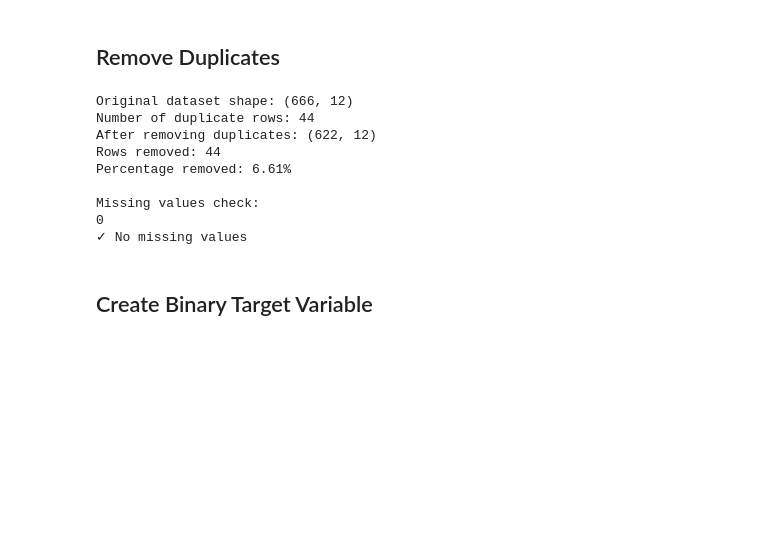
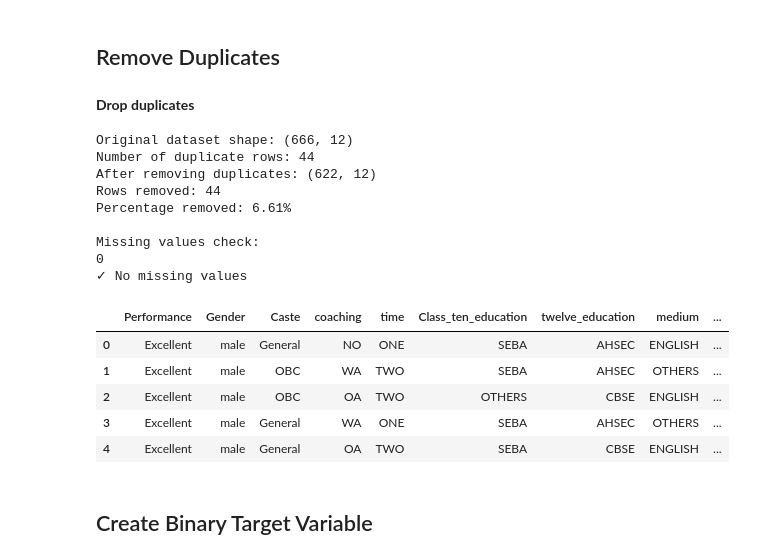
Before and after one commit to Lia1566/MLOps-Phase2, a Jupyter notebook: notebooks/02_data_preprocessing.ipynb, the cells around one changed output. Cells and saved outputs as stored; diff of their text form; code cells hidden in the pictures; blank space fills up the shorter version.

```diff
--- a/notebooks/02_data_preprocessing.ipynb
+++ b/notebooks/02_data_preprocessing.ipynb
@@ -58,29 +119,26 @@ FileNotFoundError: [Errno 2] No such file or directory: '/home/row/Desktop/proje
 # %% [markdown]
 ## Remove Duplicates
-# %%
-print(f"\nOriginal dataset shape: {df.shape}")
-print(f"Number of duplicate rows: {df.duplicated().sum()}")
-
-# Remove duplicates
-df_clean = df.drop_duplicates()
-
-print(f"After removing duplicates: {df_clean.shape}")
-print(f"Rows removed: {df.shape[0] - df_clean.shape[0]}")
-print(f"Percentage removed: {((df.shape[0] - df_clean.shape[0]) / df.shape[0] * 100):.2f}%")
-
-# Verify no missing values
-print(f"\nMissing values check:")
-print(df_clean.isnull().sum().sum())
-print("✓ No missing values" if df_clean.isnull().sum().sum() == 0 else "Missing values found")
-# %% [output]
-Original dataset shape: (666, 12)
-Number of duplicate rows: 44
-After removing duplicates: (622, 12)
-Rows removed: 44
-Percentage removed: 6.61%
-
-Missing values check:
-0
-✓ No missing values
+# %%
+# Get the cleaned datarame with no duplicates
+df_clean = misc.drop_duplicates(df)
+
+df_clean.head()
+# %% [output]
+Drop duplicates
+Original dataset shape: (666, 12)
+Number of duplicate rows: 44
+After removing duplicates: (622, 12)
+Rows removed: 44
+Percentage removed: 6.61%
+
+Missing values check:
+0
+✓ No missing values
+|  | Performance | Gender | Caste | coaching | time | Class_ten_education | twelve_education | medium | ... |
+| 0 | Excellent | male | General | NO | ONE | SEBA | AHSEC | ENGLISH | ... |
+| 1 | Excellent | male | OBC | WA | TWO | SEBA | AHSEC | OTHERS | ... |
+| 2 | Excellent | male | OBC | OA | TWO | OTHERS | CBSE | ENGLISH | ... |
+| 3 | Excellent | male | General | WA | ONE | SEBA | AHSEC | OTHERS | ... |
+| 4 | Excellent | male | General | OA | TWO | SEBA | CBSE | ENGLISH | ... |
 # %% [markdown]
 ## Create Binary Target Variable
```
Also changed, not shown: parts of 7 cells of this notebook, 1 other file.
